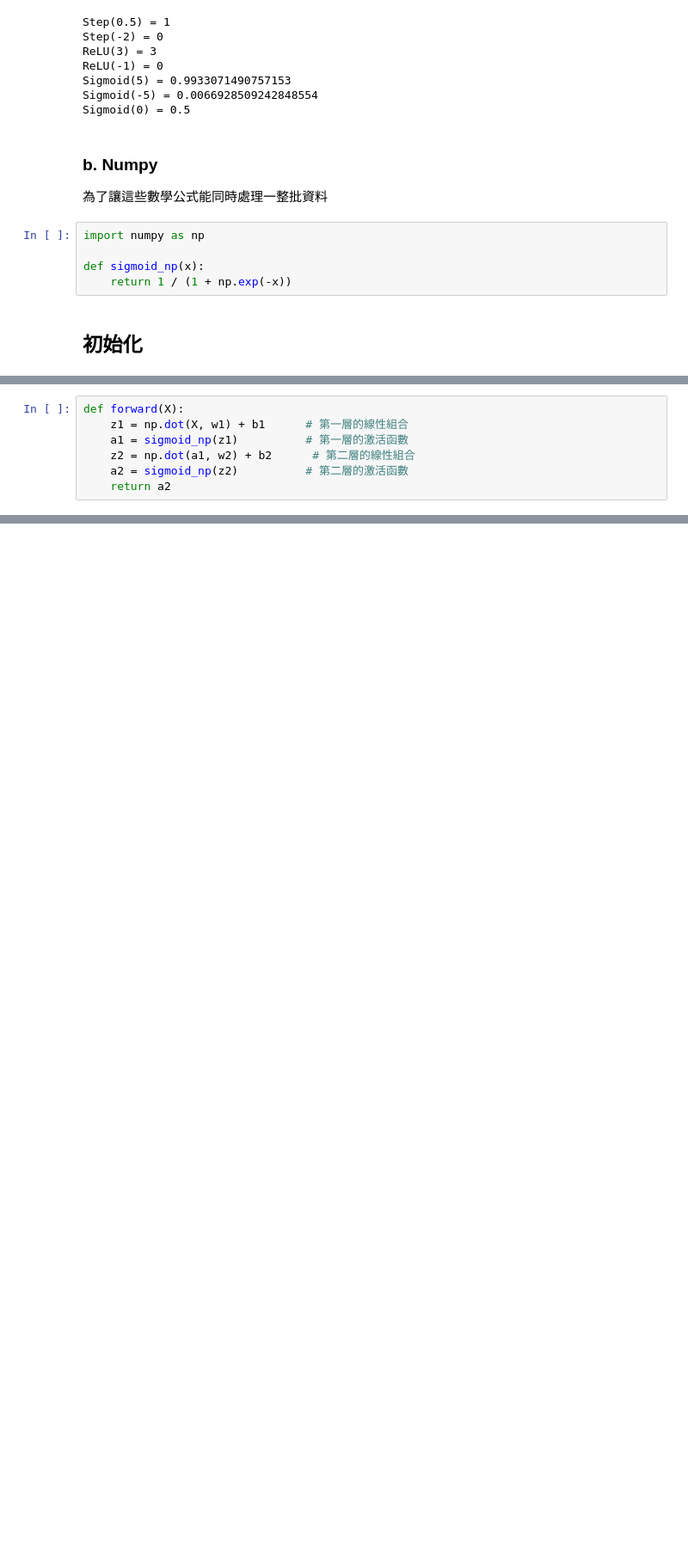
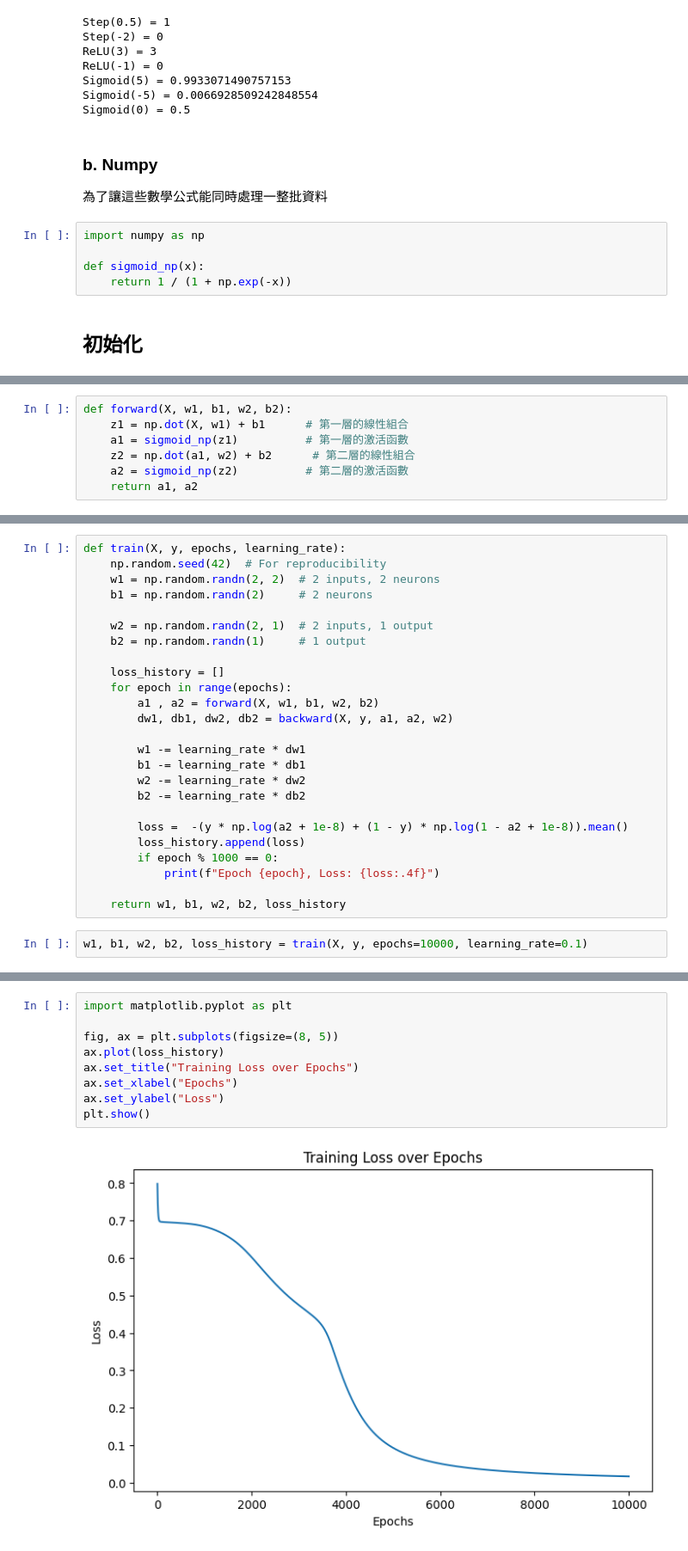
Before and after one commit to Paulyang80/DeepLearningLab, a Jupyter notebook: notebooks/03-mlp-basic.ipynb, the cells around one changed output, grey strips where cells are left out. Shown at 86% size. Saved outputs shown, nothing was run; the diff lists cells and outputs as text; blank space fills up the shorter version.

Commit message:
MLP Visualization

```diff
--- a/notebooks/03-mlp-basic.ipynb
+++ b/notebooks/03-mlp-basic.ipynb
@@ -118,7 +127,7 @@ b2 = np.random.randn(1)     # 1 output
 # %%
-def forward(X):
+def forward(X, w1, b1, w2, b2):
     z1 = np.dot(X, w1) + b1      # 第一層的線性組合
     a1 = sigmoid_np(z1)          # 第一層的激活函數
     z2 = np.dot(a1, w2) + b2      # 第二層的線性組合
     a2 = sigmoid_np(z2)          # 第二層的激活函數
-    return a2
+    return a1, a2
@@ -131,0 +153,27 @@ array([[0.14797738],
+# %%
+def train(X, y, epochs, learning_rate):
+    np.random.seed(42)  # For reproducibility
+    w1 = np.random.randn(2, 2)  # 2 inputs, 2 neurons
+    b1 = np.random.randn(2)     # 2 neurons
+
+    w2 = np.random.randn(2, 1)  # 2 inputs, 1 output
+    b2 = np.random.randn(1)     # 1 output
+
+    loss_history = []
+    for epoch in range(epochs):
+        a1 , a2 = forward(X, w1, b1, w2, b2)
+        dw1, db1, dw2, db2 = backward(X, y, a1, a2, w2)
+
+        w1 -= learning_rate * dw1
+        b1 -= learning_rate * db1
+        w2 -= learning_rate * dw2
+        b2 -= learning_rate * db2
+
+        loss =  -(y * np.log(a2 + 1e-8) + (1 - y) * np.log(1 - a2 + 1e-8)).mean()
+        loss_history.append(loss)
+        if epoch % 1000 == 0:
+            print(f"Epoch {epoch}, Loss: {loss:.4f}")
+
+    return w1, b1, w2, b2, loss_history
+# %%
+w1, b1, w2, b2, loss_history = train(X, y, epochs=10000, learning_rate=0.1)
@@ -131,0 +191,11 @@ array([[0.14797738],
+# %%
+import matplotlib.pyplot as plt
+
+fig, ax = plt.subplots(figsize=(8, 5))
+ax.plot(loss_history)
+ax.set_title("Training Loss over Epochs")
+ax.set_xlabel("Epochs")
+ax.set_ylabel("Loss")
+plt.show()
+# %% [output]
+[figure, added]
```
Also changed, not shown: parts of 7 cells of this notebook.
